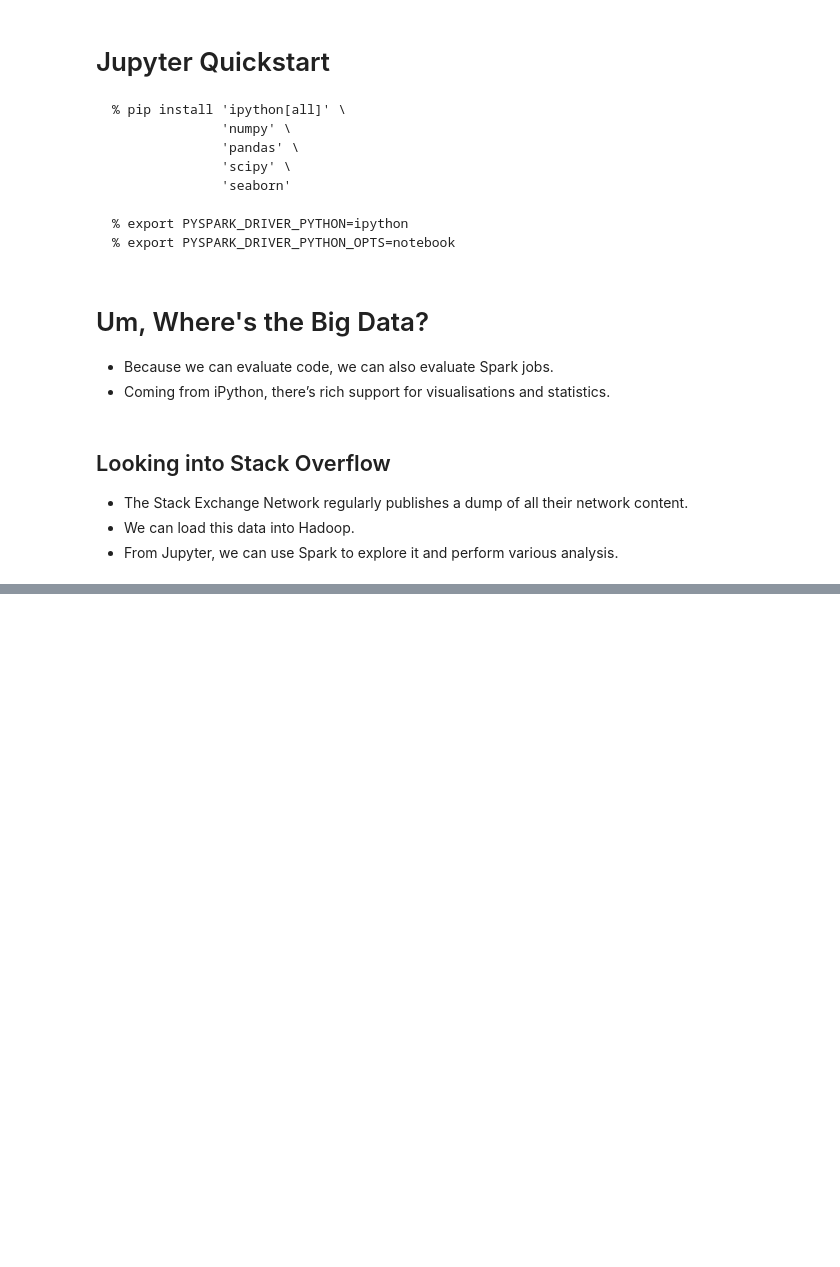
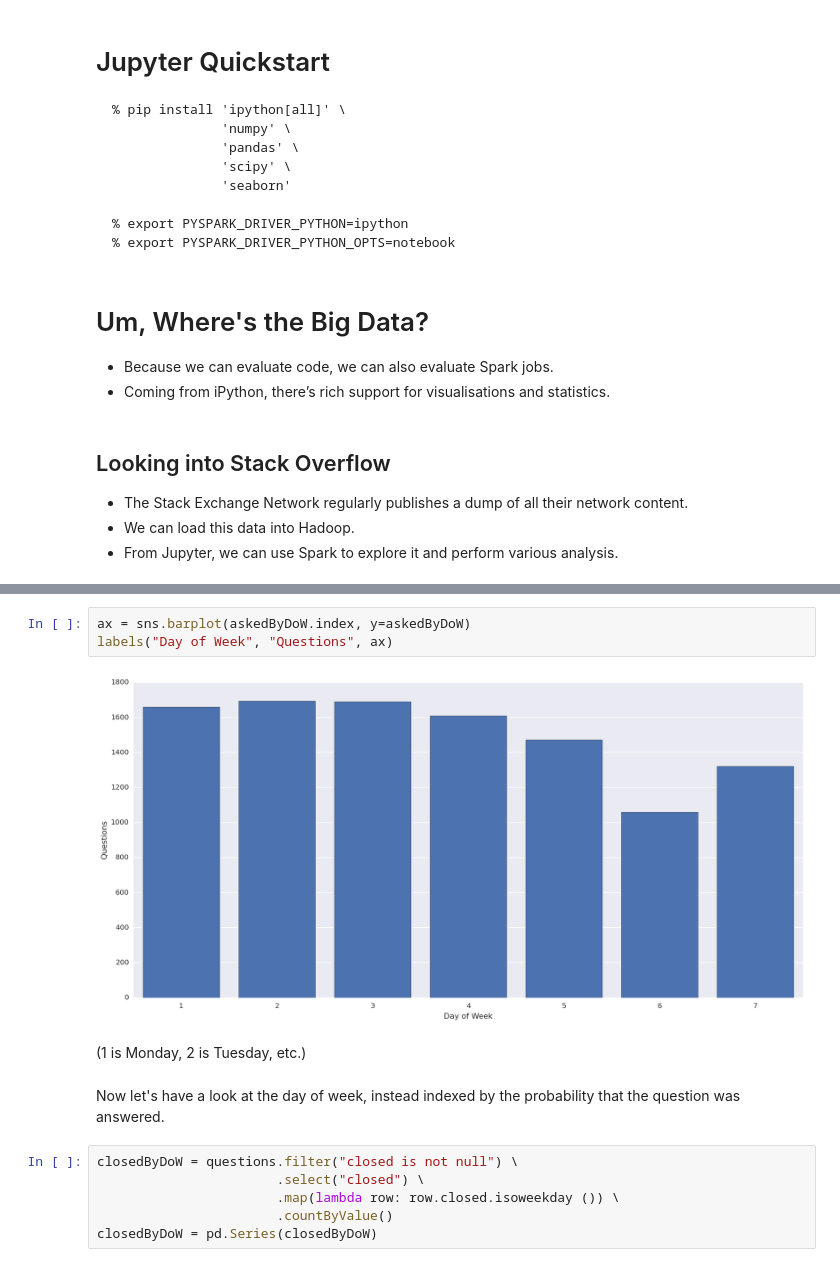
Before and after one commit to godatadriven/big-data-in-the-browser, a Jupyter notebook: Big Data in the Browser.ipynb, the cells around one changed output, grey strips where cells are left out. Saved outputs shown, nothing was run; the diff lists cells and outputs as text; blank space fills up the shorter version.

```diff
--- a/Big Data in the Browser.ipynb
+++ b/Big Data in the Browser.ipynb
@@ -134,0 +304,15 @@ YouTubeVideo('dQw4w9WgXcQ', start=6, autoplay=True)
+# %%
+ax = sns.barplot(askedByDoW.index, y=askedByDoW)
+labels("Day of Week", "Questions", ax)
+# %% [output]
+[figure, added]
+# %% [markdown]
+(1 is Monday, 2 is Tuesday, etc.)
+# %% [markdown]
+Now let's have a look at the day of week, instead indexed by the probability that the question was answered.
+# %%
+closedByDoW = questions.filter("closed is not null") \
+                       .select("closed") \
+                       .map(lambda row: row.closed.isoweekday ()) \
+                       .countByValue()
+closedByDoW = pd.Series(closedByDoW)
```
Also changed, not shown: parts of 96 cells of this notebook, 1 other file.
